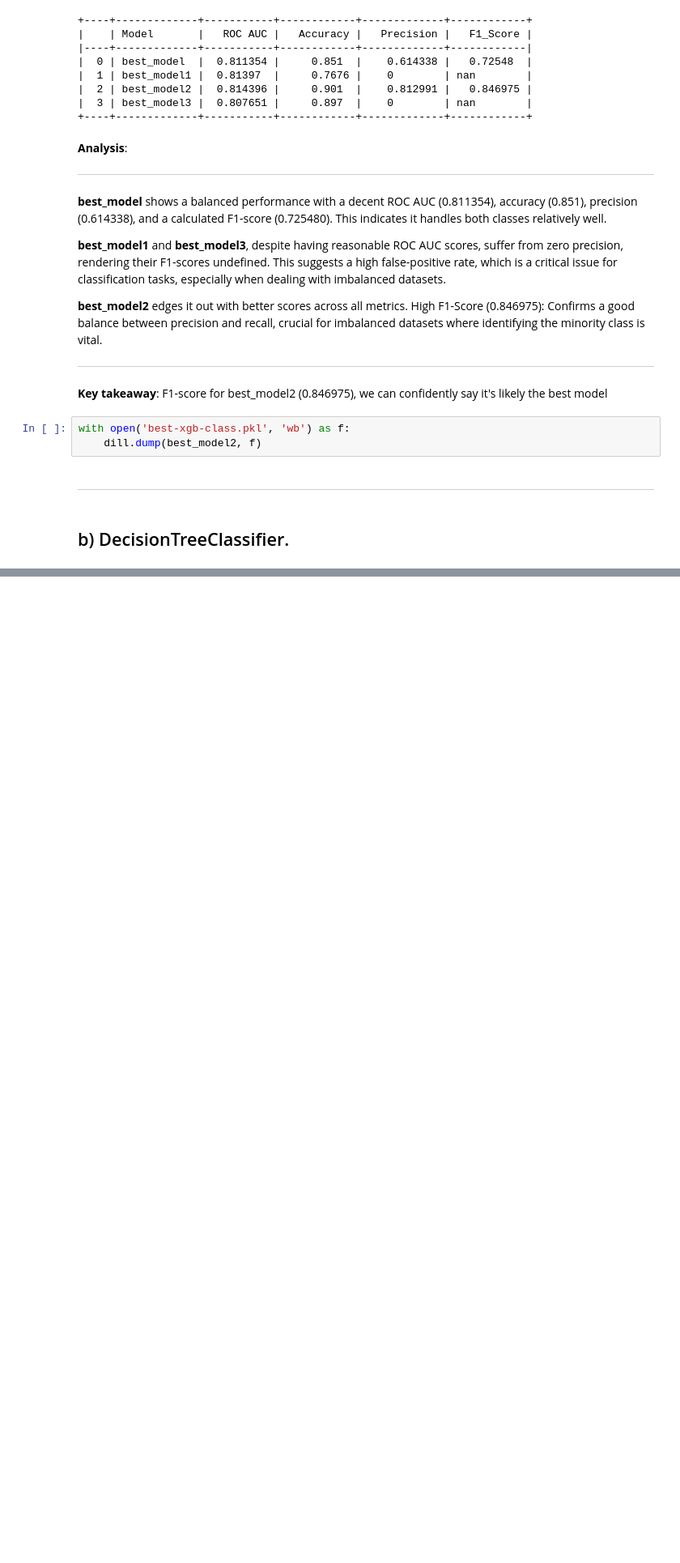
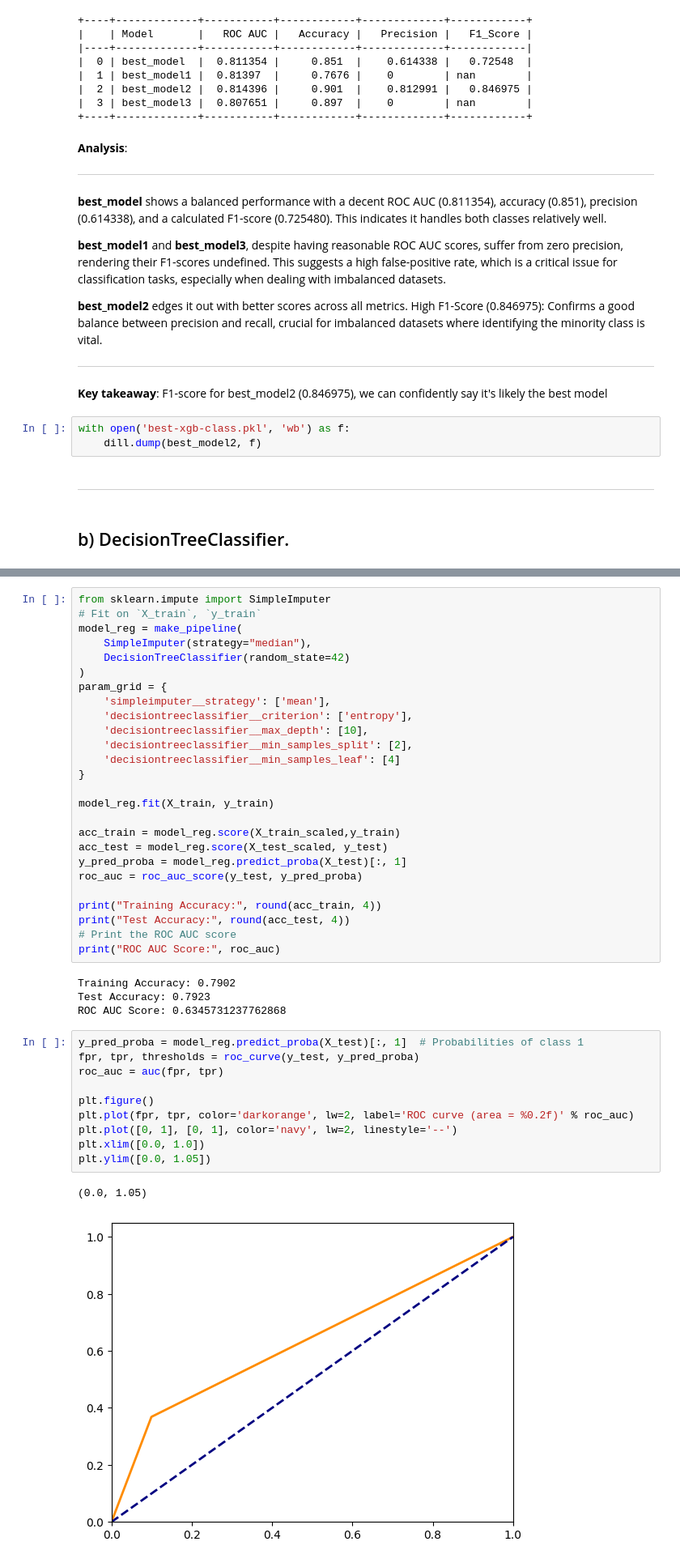
Before and after one commit to RonChits/Default-Probability, a Jupyter notebook: Default_Probability.ipynb, the cells around one changed output, grey strips where cells are left out. Shown at 81% size. Drawn from its saved outputs; the diff is of its cells as text; blank space fills up the shorter version.

```diff
--- a/Default_Probability.ipynb
+++ b/Default_Probability.ipynb
@@ -1557,0 +1560,43 @@ with open('best-xgb-class.pkl', 'wb') as f:
+# %%
+from sklearn.impute import SimpleImputer
+# Fit on `X_train`, `y_train`
+model_reg = make_pipeline(
+    SimpleImputer(strategy="median"),
+    DecisionTreeClassifier(random_state=42)
+)
+param_grid = {
+    'simpleimputer__strategy': ['mean'],
+    'decisiontreeclassifier__criterion': ['entropy'],
+    'decisiontreeclassifier__max_depth': [10],
+    'decisiontreeclassifier__min_samples_split': [2],
+    'decisiontreeclassifier__min_samples_leaf': [4]
+}
+
+model_reg.fit(X_train, y_train)
+
+acc_train = model_reg.score(X_train_scaled,y_train)
+acc_test = model_reg.score(X_test_scaled, y_test)
+y_pred_proba = model_reg.predict_proba(X_test)[:, 1]
+roc_auc = roc_auc_score(y_test, y_pred_proba)
+
+print("Training Accuracy:", round(acc_train, 4))
+print("Test Accuracy:", round(acc_test, 4))
+# Print the ROC AUC score
+print("ROC AUC Score:", roc_auc)
+# %% [output]
+Training Accuracy: 0.7902
+Test Accuracy: 0.7923
+ROC AUC Score: 0.6345731237762868
+# %%
+y_pred_proba = model_reg.predict_proba(X_test)[:, 1]  # Probabilities of class 1
+fpr, tpr, thresholds = roc_curve(y_test, y_pred_proba)
+roc_auc = auc(fpr, tpr)
+
+plt.figure()
+plt.plot(fpr, tpr, color='darkorange', lw=2, label='ROC curve (area = %0.2f)' % roc_auc)
+plt.plot([0, 1], [0, 1], color='navy', lw=2, linestyle='--')
+plt.xlim([0.0, 1.0])
+plt.ylim([0.0, 1.05])
+# %% [output]
+(0.0, 1.05)
+[figure, added]
```
Also changed, not shown: parts of 23 cells of this notebook.
